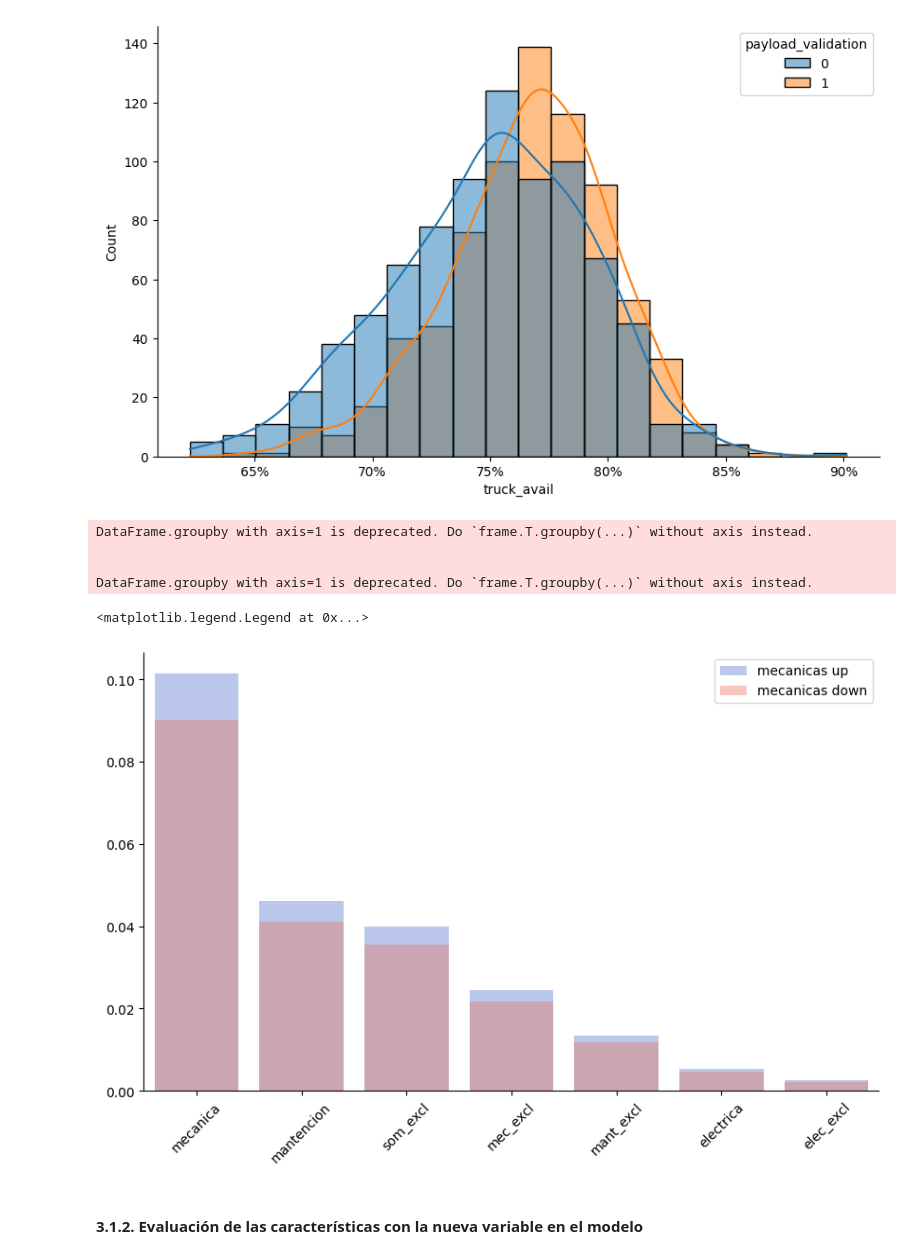
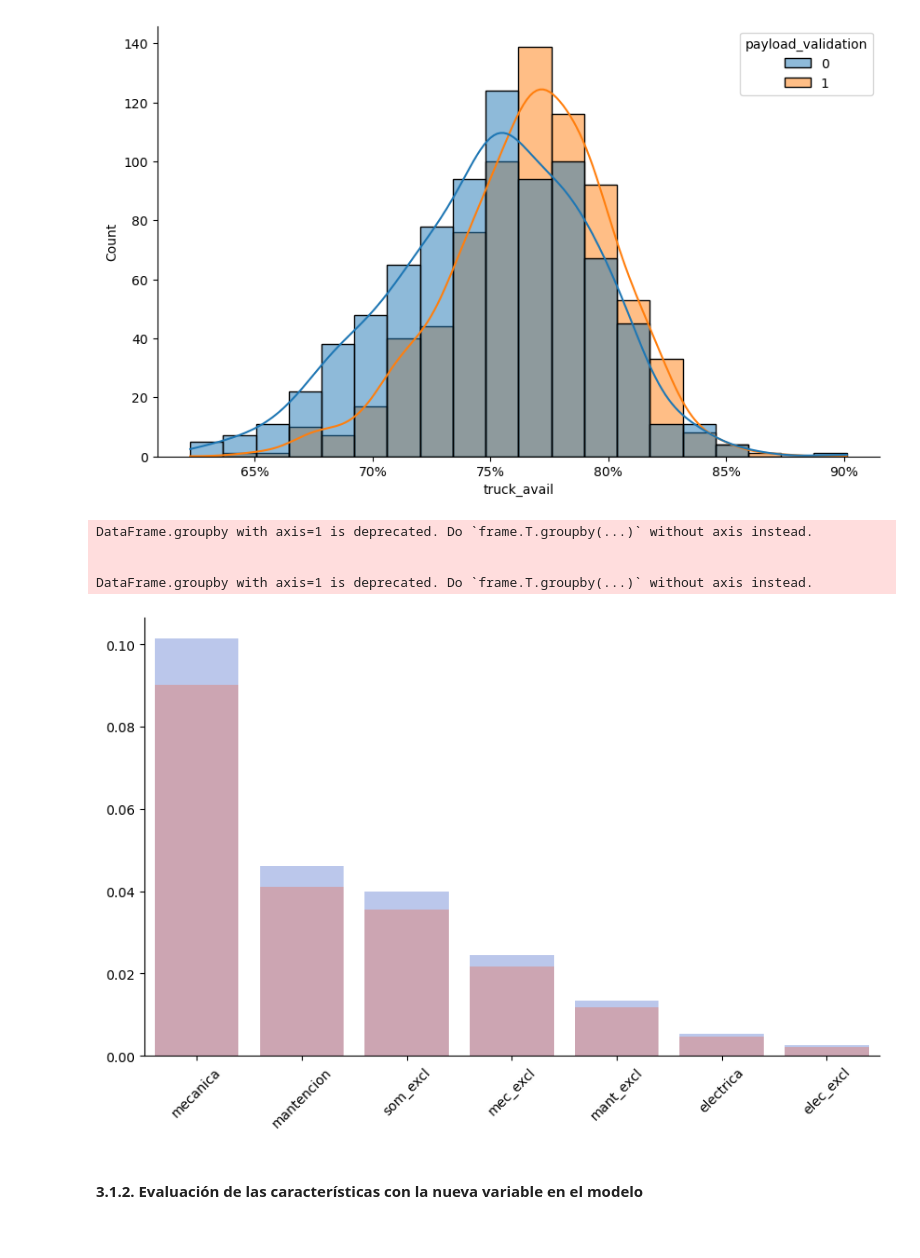
Before and after one commit to ecdiazl/capstone-project, a Jupyter notebook: Análisis/Capstone - Prescripción var1 (vec).ipynb, the cells around one changed output. Cells and saved outputs as stored; diff of their text form; code cells hidden in the pictures.

```diff
--- a/Análisis/Capstone - Prescripción var1 (vec).ipynb
+++ b/Análisis/Capstone - Prescripción var1 (vec).ipynb
@@ -334,29 +400,28 @@ plt.show()
 # %%
 # generamos un gráfico de barras con las mecánicas
 plt.figure(figsize=(10, 6))
 
 sns.barplot((mecanicas_up.groupby(mecanicas_up.columns, axis=1).sum().sum() / total_up).sort_values(ascending=False),
             alpha=0.4,
             color='royalblue',
             label='mecanicas up')
 sns.barplot((mecanicas_down.groupby(mecanicas_down.columns, axis=1).sum().sum() / total_down).sort_values(ascending=False),
             alpha=0.4,
            color='tomato',
            label='mecanicas down')
 
 
 
 # mejoramos la visualización
 sns.despine()
 plt.tick_params(axis='x', rotation=45)
-plt.legend()
+plt.show()
 # %% [output]
 DataFrame.groupby with axis=1 is deprecated. Do `frame.T.groupby(...)` without axis instead.
 
 
 DataFrame.groupby with axis=1 is deprecated. Do `frame.T.groupby(...)` without axis instead.
-<matplotlib.legend.Legend at 0x...>
-[figure, old version]
+[figure, new version]
 # %% [markdown]
 #### **3.1.2. Evaluación de las características con la nueva variable en el modelo**
 # %%
```
Also changed, not shown: parts of 10 cells of this notebook, 8 other files.
